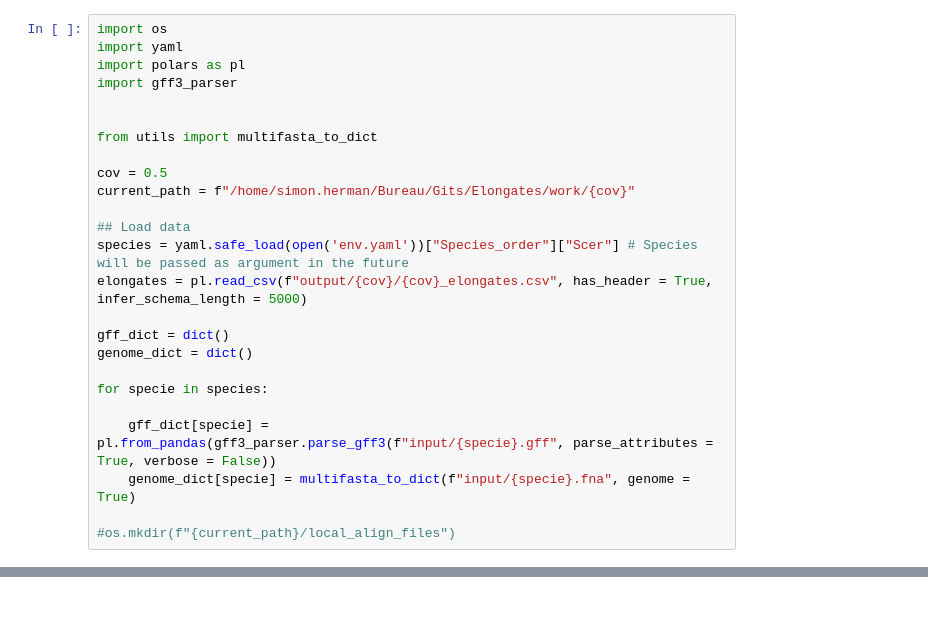
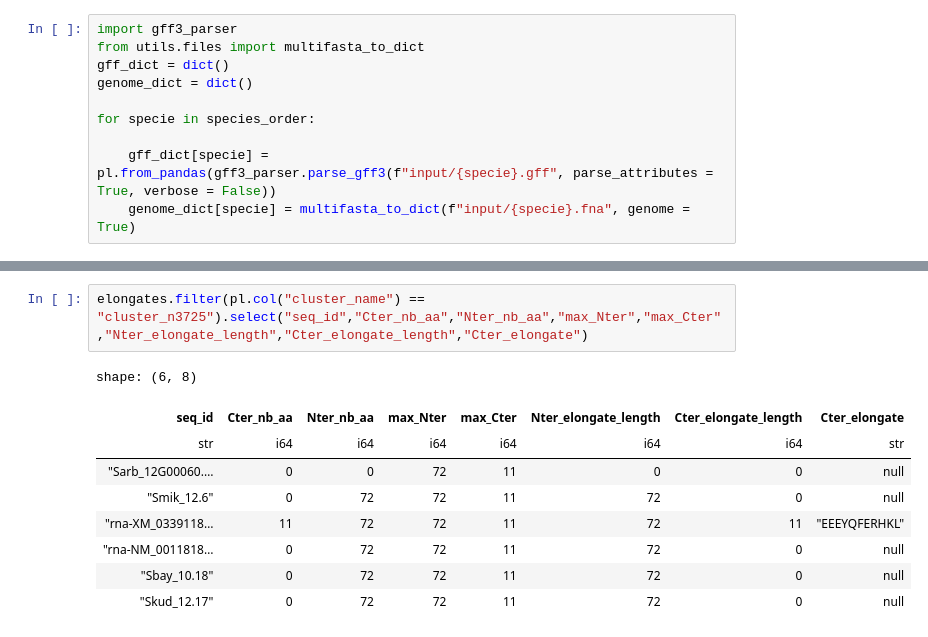
Before and after one commit to Sherman-1/Elongates, a Jupyter notebook: dev.ipynb, the cells around one changed output, grey strips where cells are left out. Saved outputs shown, nothing was run; the diff lists cells and outputs as text; blank space fills up the shorter version.

```diff
--- a/dev.ipynb
+++ b/dev.ipynb
@@ -163,26 +225,11 @@ def custom_target_elongate(cluster, scer_length, seq_id, specie, elongate_length
 # %%
-import os
-import yaml
-import polars as pl
 import gff3_parser
-
-
-from utils import multifasta_to_dict
-
-cov = 0.5
-current_path = f"/home/simon.herman/Bureau/Gits/Elongates/work/{cov}"
-
-## Load data
-species = yaml.safe_load(open('env.yaml'))["Species_order"]["Scer"] # Species will be passed as argument in the future
-elongates = pl.read_csv(f"output/{cov}/{cov}_elongates.csv", has_header = True, infer_schema_length = 5000)
-
+from utils.files import multifasta_to_dict
 gff_dict = dict()
 genome_dict = dict()
 
-for specie in species:
+for specie in species_order:
 
     gff_dict[specie] = pl.from_pandas(gff3_parser.parse_gff3(f"input/{specie}.gff", parse_attributes = True, verbose = False))
     genome_dict[specie] = multifasta_to_dict(f"input/{specie}.fna", genome = True)
-
-#os.mkdir(f"{current_path}/local_align_files")
 # %%
@@ -219,0 +307,12 @@ TypeError: translate_frames() missing 1 required positional argument: 'cluster'
+# %%
+elongates.filter(pl.col("cluster_name") == "cluster_n3725").select("seq_id","Cter_nb_aa","Nter_nb_aa","max_Nter","max_Cter","Nter_elongate_length","Cter_elongate_length","Cter_elongate")
+# %% [output]
+shape: (6, 8)
+| seq_id | Cter_nb_aa | Nter_nb_aa | max_Nter | max_Cter | Nter_elongate_length | Cter_elongate_length | Cter_elongate |
+| str | i64 | i64 | i64 | i64 | i64 | i64 | str |
+| "Sarb_12G00060.… | 0 | 0 | 72 | 11 | 0 | 0 | null |
+| "Smik_12.6" | 0 | 72 | 72 | 11 | 72 | 0 | null |
+| "rna-XM_0339118… | 11 | 72 | 72 | 11 | 72 | 11 | "EEEYQFERHKL" |
+| "rna-NM_0011818… | 0 | 72 | 72 | 11 | 72 | 0 | null |
+| "Sbay_10.18" | 0 | 72 | 72 | 11 | 72 | 0 | null |
+| "Skud_12.17" | 0 | 72 | 72 | 11 | 72 | 0 | null |
```
Also changed, not shown: parts of 7 cells of this notebook, 5 other files.
